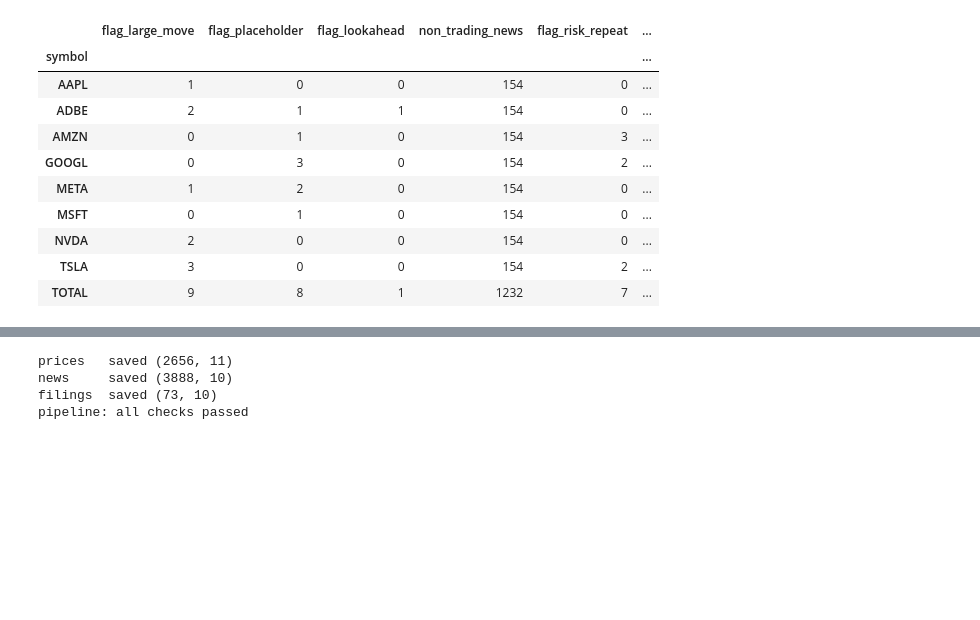
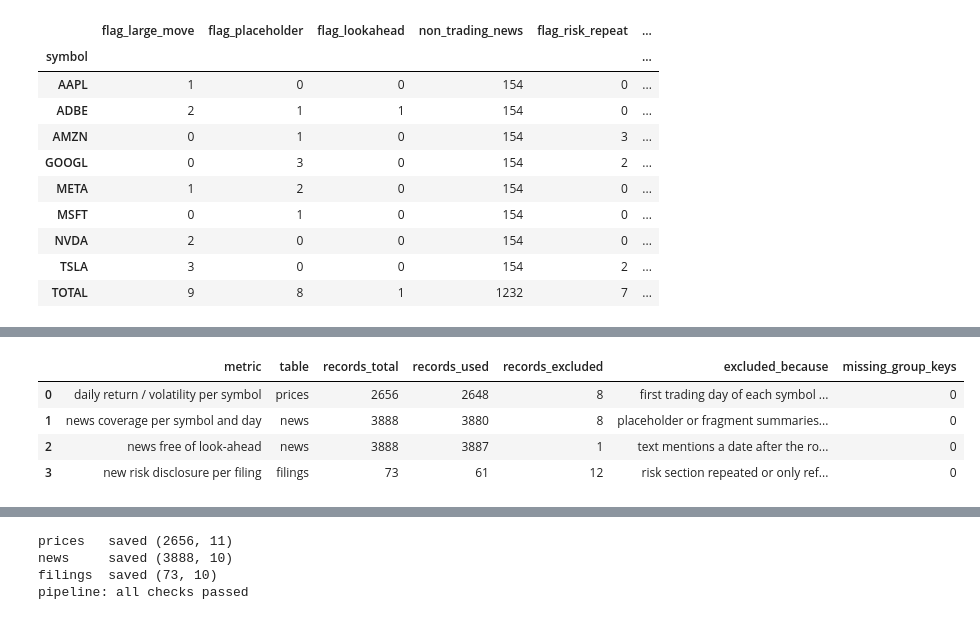
Before and after one commit to xunyangy-afk/Python-Group-Project, a Jupyter notebook: check_cleaning_peter.ipynb, the cells around one changed output, grey strips where cells are left out. Saved outputs shown, nothing was run; the diff lists cells and outputs as text; code cells hidden in the pictures; blank space fills up the shorter version.

```diff
--- a/check_cleaning_peter.ipynb
+++ b/check_cleaning_peter.ipynb
@@ -256,0 +280,11 @@ cp.flag_summary(prices, news, filings)
+# %%
+support = cp.metric_support(prices, news, filings)
+assert (support["missing_group_keys"] == 0).all()
+assert (support["records_used"] + support["records_excluded"] == support["records_total"]).all()
+support
+# %% [output]
+|  | metric | table | records_total | records_used | records_excluded | excluded_because | missing_group_keys |
+| 0 | daily return / volatility per symbol | prices | 2656 | 2648 | 8 | first trading day of each symbol ... | 0 |
+| 1 | news coverage per symbol and day | news | 3888 | 3880 | 8 | placeholder or fragment summaries... | 0 |
+| 2 | news free of look-ahead | news | 3888 | 3887 | 1 | text mentions a date after the ro... | 0 |
+| 3 | new risk disclosure per filing | filings | 73 | 61 | 12 | risk section repeated or only ref... | 0 |
```
Also changed, not shown: parts of 12 cells of this notebook, 12 other files.
